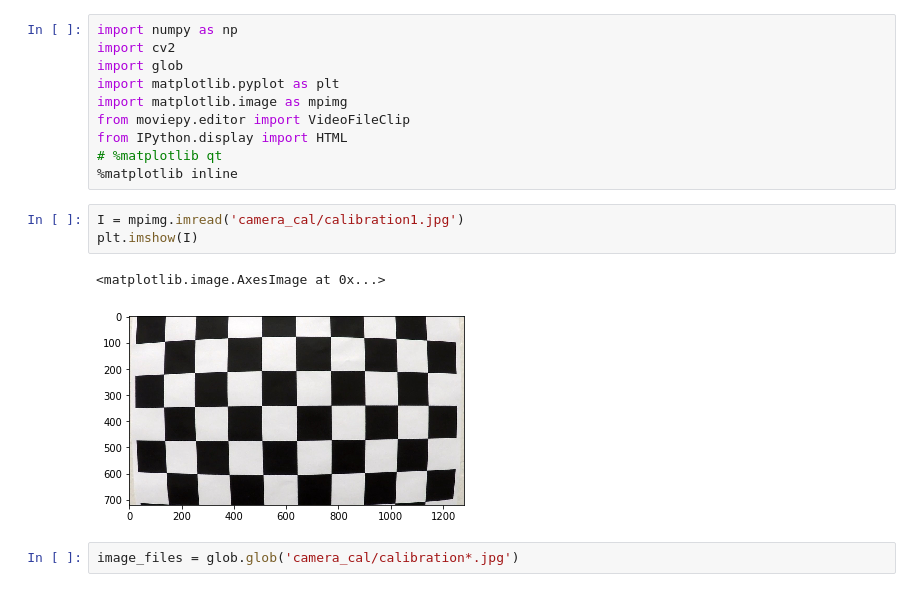
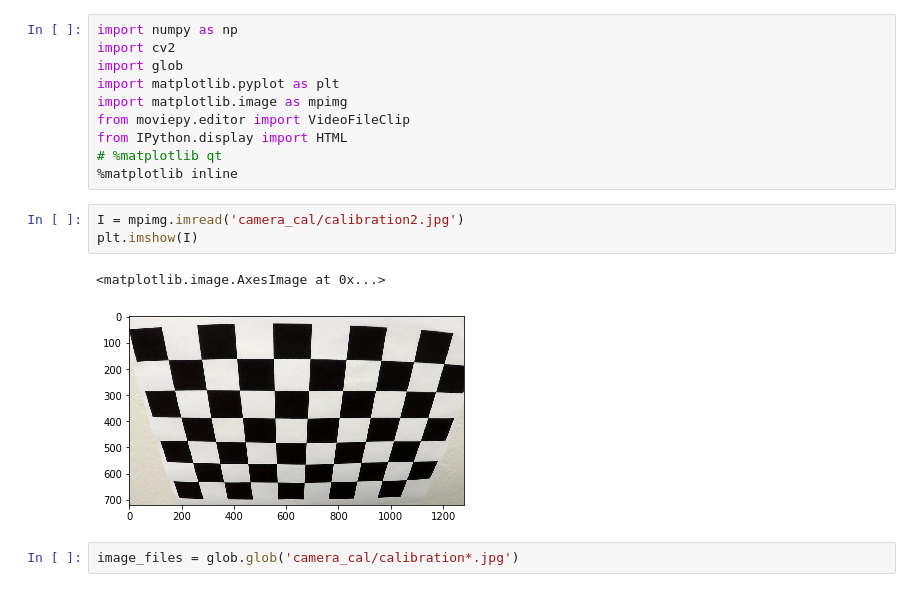
Before and after one commit to cmodi1/Advanced-Lane-Detection, a Jupyter notebook: Advanced Lane Finding.ipynb, the cells around one changed output. Drawn from its saved outputs; the diff is of its cells as text.

```diff
--- a/Advanced Lane Finding.ipynb
+++ b/Advanced Lane Finding.ipynb
@@ -9,11 +9,11 @@ from IPython.display import HTML
 # %matplotlib qt
 %matplotlib inline
 # %%
-I = mpimg.imread('camera_cal/calibration1.jpg')
+I = mpimg.imread('camera_cal/calibration2.jpg')
 plt.imshow(I)
 # %% [output]
 <matplotlib.image.AxesImage at 0x...>
-[figure, old version]
+[figure, new version]
 # %%
 image_files = glob.glob('camera_cal/calibration*.jpg')
 # %%
```
Also changed, not shown: parts of 23 cells of this notebook, 17 other files.
